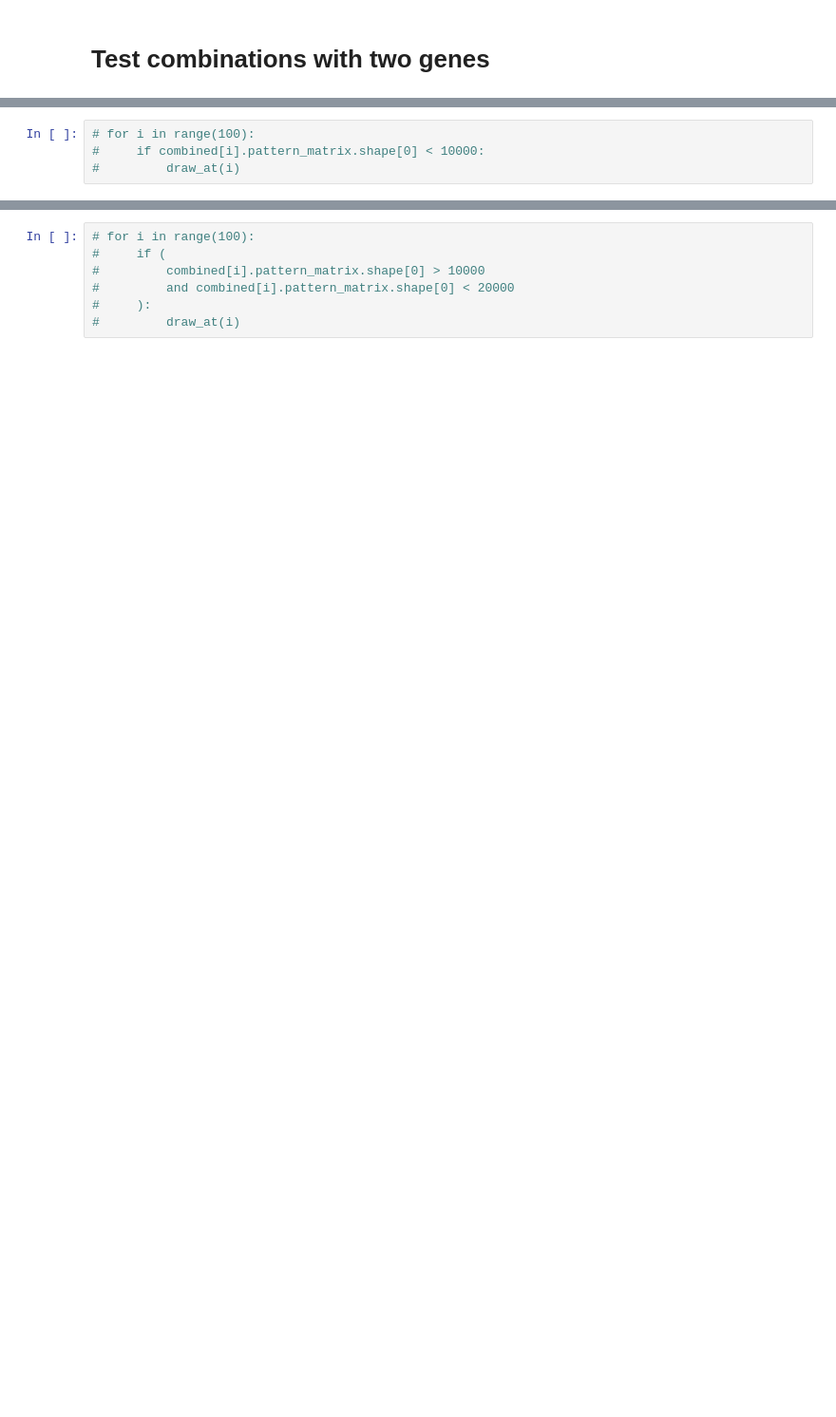
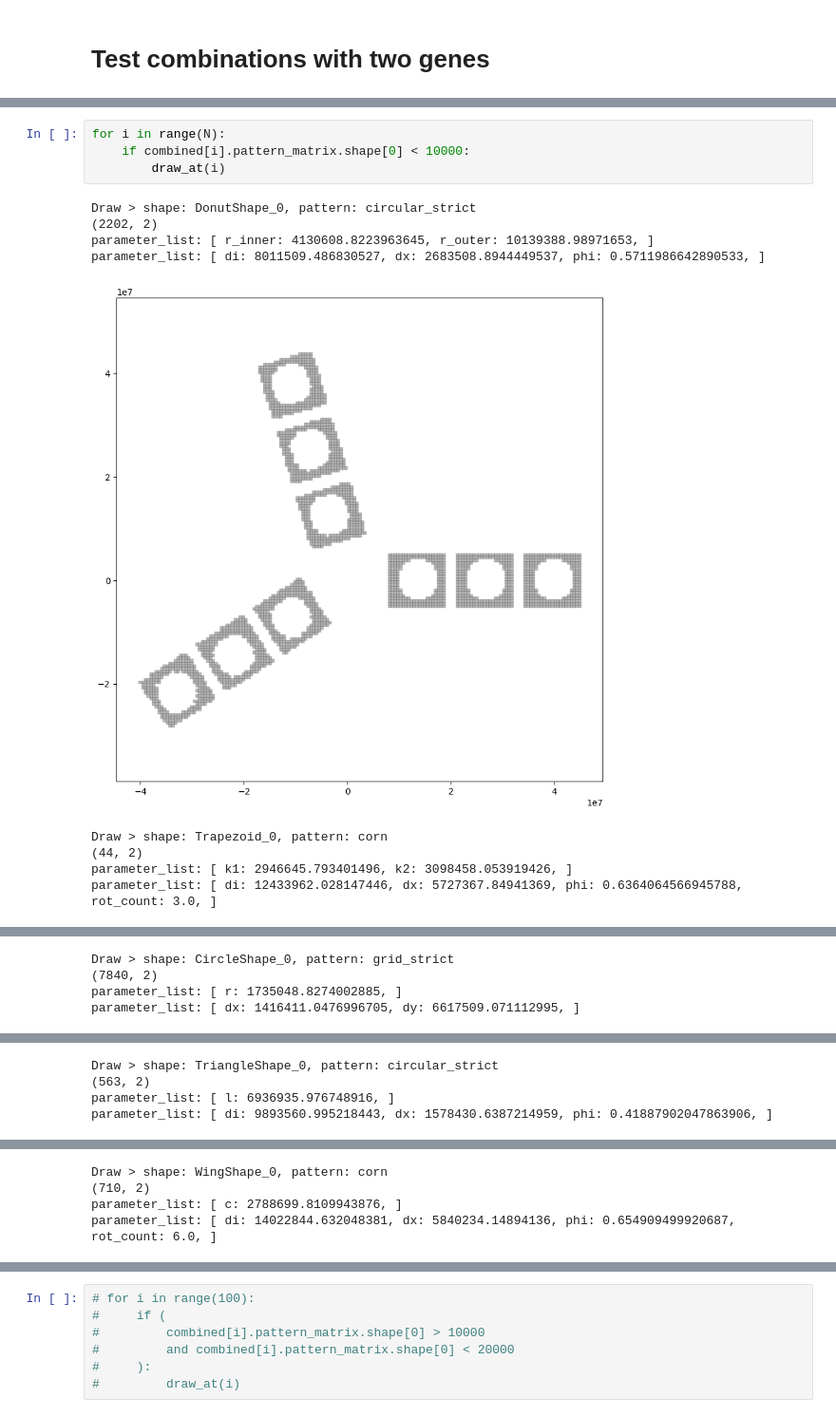
Before and after one commit to danpacho/capstone_1, a Jupyter notebook: test.gene.ipynb, the cells around one changed output, grey strips where cells are left out. Shown at 95% size. Saved outputs shown, nothing was run; the diff lists cells and outputs as text; blank space fills up the shorter version.

```diff
--- a/test.gene.ipynb
+++ b/test.gene.ipynb
@@ -160,4 +208,14 @@ Draw > shape: Trapezoid_0, pattern: corn
 # %%
-# for i in range(100):
-#     if combined[i].pattern_matrix.shape[0] < 10000:
-#         draw_at(i)
+for i in range(N):
+    if combined[i].pattern_matrix.shape[0] < 10000:
+        draw_at(i)
+# %% [output]
+Draw > shape: DonutShape_0, pattern: circular_strict
+(2202, 2)
+parameter_list: [ r_inner: 4130608.8223963645, r_outer: 10139388.98971653, ]
+parameter_list: [ di: 8011509.486830527, dx: 2683508.8944449537, phi: 0.5711986642890533, ]
+[figure, added]
+Draw > shape: Trapezoid_0, pattern: corn
+(44, 2)
+parameter_list: [ k1: 2946645.793401496, k2: 3098458.053919426, ]
+parameter_list: [ di: 12433962.028147446, dx: 5727367.84941369, phi: 0.6364064566945788, rot_count: 3.0, ]
@@ -163,0 +223,4 @@ Draw > shape: Trapezoid_0, pattern: corn
+Draw > shape: CircleShape_0, pattern: grid_strict
+(7840, 2)
+parameter_list: [ r: 1735048.8274002885, ]
+parameter_list: [ dx: 1416411.0476996705, dy: 6617509.071112995, ]
@@ -163,0 +228,4 @@ Draw > shape: Trapezoid_0, pattern: corn
+Draw > shape: TriangleShape_0, pattern: circular_strict
+(563, 2)
+parameter_list: [ l: 6936935.976748916, ]
+parameter_list: [ di: 9893560.995218443, dx: 1578430.6387214959, phi: 0.41887902047863906, ]
@@ -163,0 +233,4 @@ Draw > shape: Trapezoid_0, pattern: corn
+Draw > shape: WingShape_0, pattern: corn
+(710, 2)
+parameter_list: [ c: 2788699.8109943876, ]
+parameter_list: [ di: 14022844.632048381, dx: 5840234.14894136, phi: 0.654909499920687, rot_count: 6.0, ]
```
Also changed, not shown: parts of 9 cells of this notebook.
